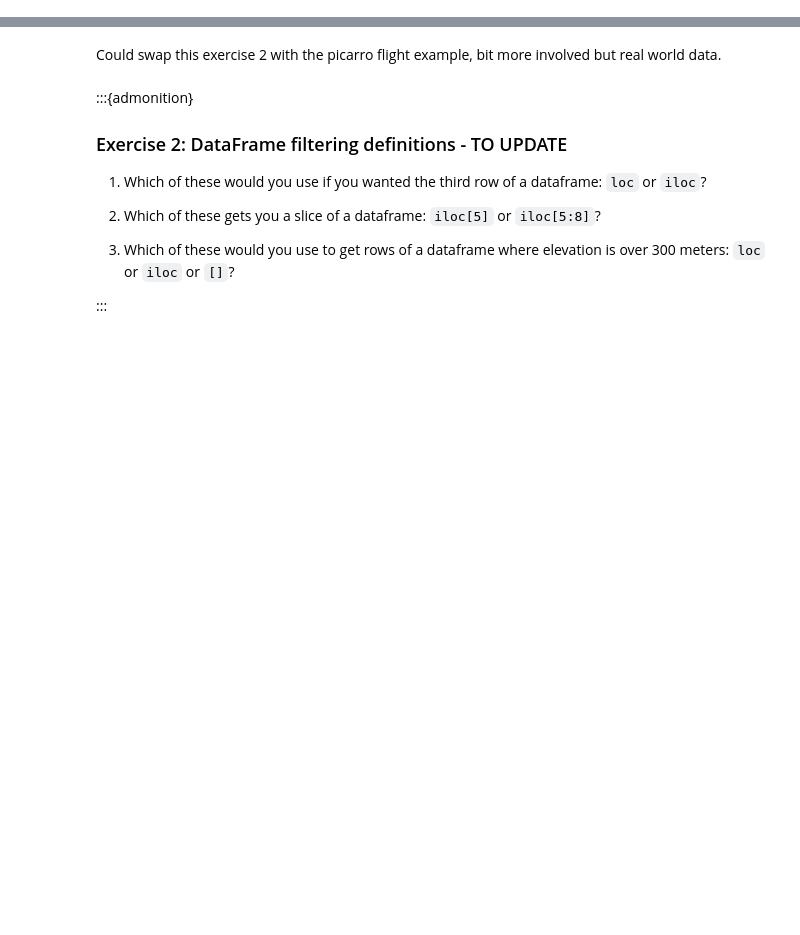
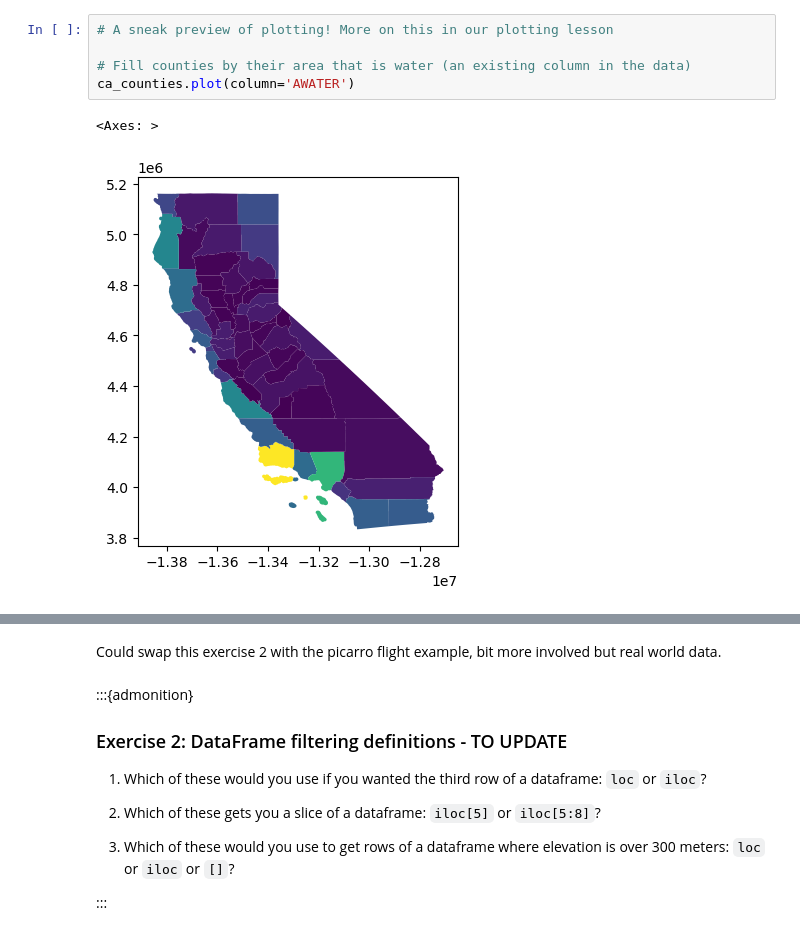
Before and after one commit to NASA-SARP/2026-Coding-Alex, a Jupyter notebook: lessons/03_vector_data/03_vector_data.ipynb, the cells around one changed output, grey strips where cells are left out. Drawn from its saved outputs; the diff is of its cells as text; blank space fills up the shorter version.

```diff
--- a/lessons/03_vector_data/03_vector_data.ipynb
+++ b/lessons/03_vector_data/03_vector_data.ipynb
@@ -22,0 +259,8 @@ This is your ticket into the lesson. Before we start, discuss with your neighbor
+# %%
+# A sneak preview of plotting! More on this in our plotting lesson
+
+# Fill counties by their area that is water (an existing column in the data)
+ca_counties.plot(column='AWATER')
+# %% [output]
+<Axes: >
+[figure, added]
```
Also changed, not shown: parts of 62 cells of this notebook, 27 other files.
